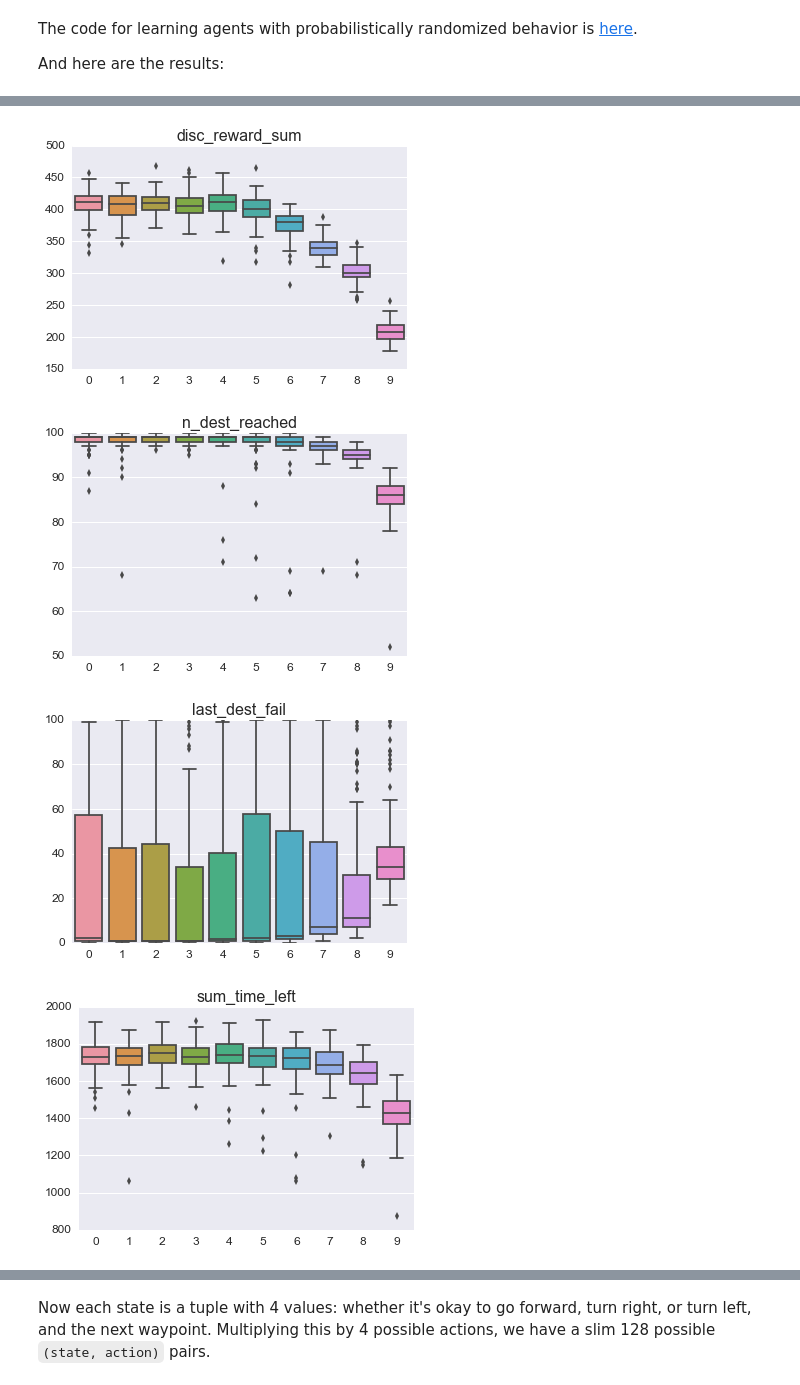
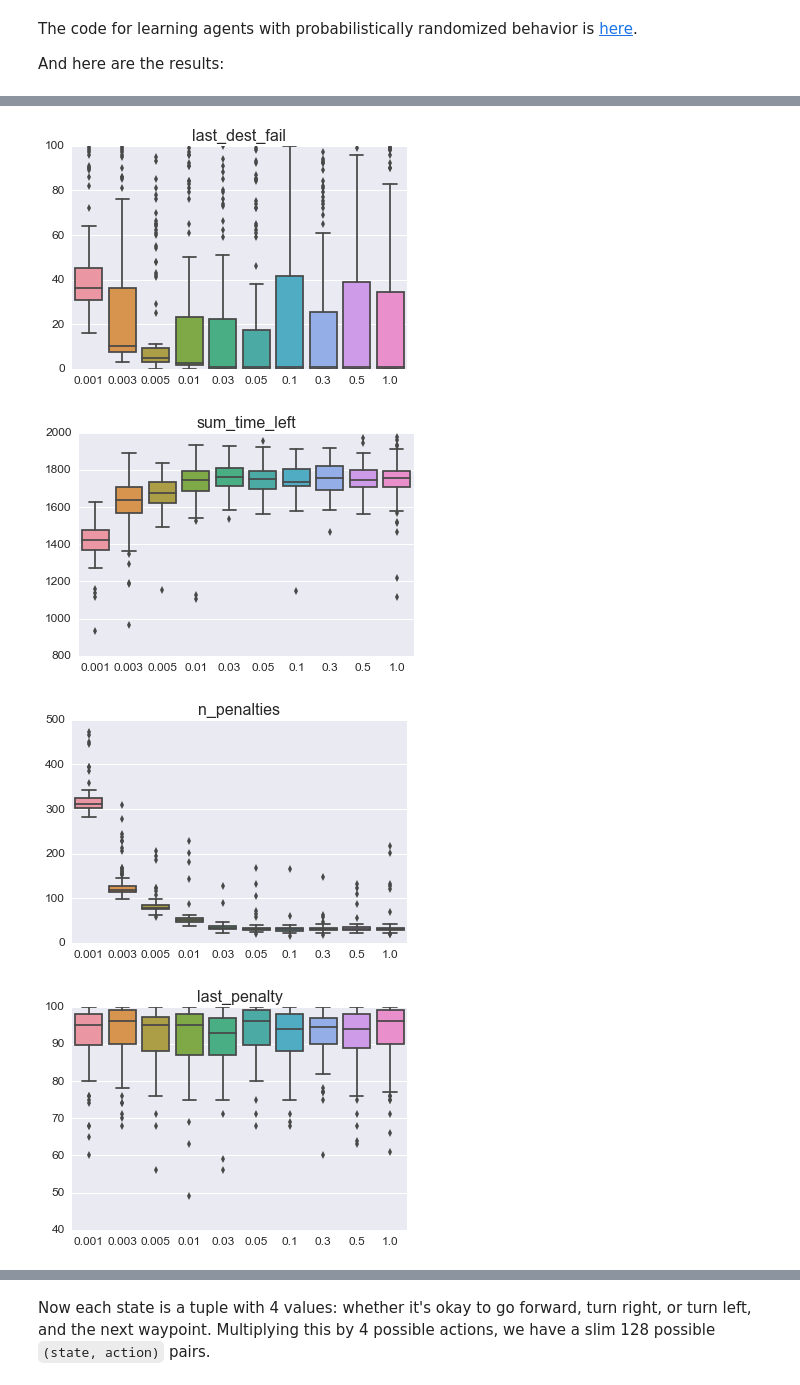
Before and after one commit to lmurtinho/mlend_ps4_smartcab, a Jupyter notebook: project_report.ipynb, the cells around one changed output, grey strips where cells are left out. Saved outputs shown, nothing was run; the diff lists cells and outputs as text; code cells hidden in the pictures.

```diff
--- a/project_report.ipynb
+++ b/project_report.ipynb
@@ -301,0 +286,5 @@ df_learning.describe()
+# %%
+from smartcab.learning_agent import LearningAgent
+
+df_learning = run_sims(100, 100, LearningAgent)
+df_learning.describe()
@@ -448,6 +452,12 @@ def go(): # in the actual code this is if __name__ = '__main__':
 The code for studying changes in learning rates is [here](https://github.com/lmurtinho/machine-learning/blob/my_projects/projects/smartcab/smartcab/rate_change_agent.py).
 
 Let's see the results for these different learning agents with different learning rates - this time using plots to make it easier to compare values.
+# %%
+from smartcab.rate_change_agent import several_rate_changes
+
+mults = [1, 0.5, 0.3, 0.1, 0.05, 0.03, 0.01, 0.005, 0.003, 0.001]
+
+learning_rate_results = several_rate_changes(mults)
 # %%
 import matplotlib.pyplot as plt
 import seaborn as sns
@@ -557,10 +530,35 @@ def go(): # in the actual code this is if __name__ = '__main__':
+# %%
+def several_random_changes(epses):
+    """
+    For each eps value in epses, runs a simulation
+    with a LearningRandomAgent.
+    Returns a dict with dataframe results for the agent
+    for each eps value.
+    """
+    results = {}
+    for eps in epses:
+        eps_results = []
+        for i in range(100):
+            sim_results = run_random_change(eps)
+            eps_results.append(sim_results)
+        df_results = pd.DataFrame(eps_results)
+        df_results.columns = ['n_dest_reached', 'last_dest_fail',
+                              'sum_time_left', 'n_penalties',
+                              'last_penalty', 'len_qvals']
+        results[eps] = df_results
+    return results
 # %% [markdown]
 The code for learning agents with probabilistically randomized behavior is [here](https://github.com/lmurtinho/machine-learning/blob/my_projects/projects/smartcab/smartcab/learning_random_agent.py).
 
 And here are the results:
+# %%
+from smartcab.learning_random_agent import several_random_changes
+
+epses = [1, 0.5, 0.3, 0.1, 0.05, 0.03, 0.01, 0.005, 0.003, 0.001]
+
+learning_random_results = several_random_changes(epses)
 # %%
-learning_random_results = {str(i): pd.DataFrame.from_csv('learning_random_agent_{}_results.csv'.format(i))
-                         for i in range(10)}
+import pandas as pd
 
 random_panel = pd.Panel.from_dict(learning_random_results)
 for column in df_learning.columns:
@@ -573,4 +571,4 @@ for column in df_learning.columns:
-[figure, old version]
+[figure, new version]
-[figure, old version]
+[figure, new version]
-[figure, old version]
+[figure, new version]
-[figure, old version]
+[figure, new version]
```
Also changed, not shown: parts of 39 cells of this notebook, 18 other files.
